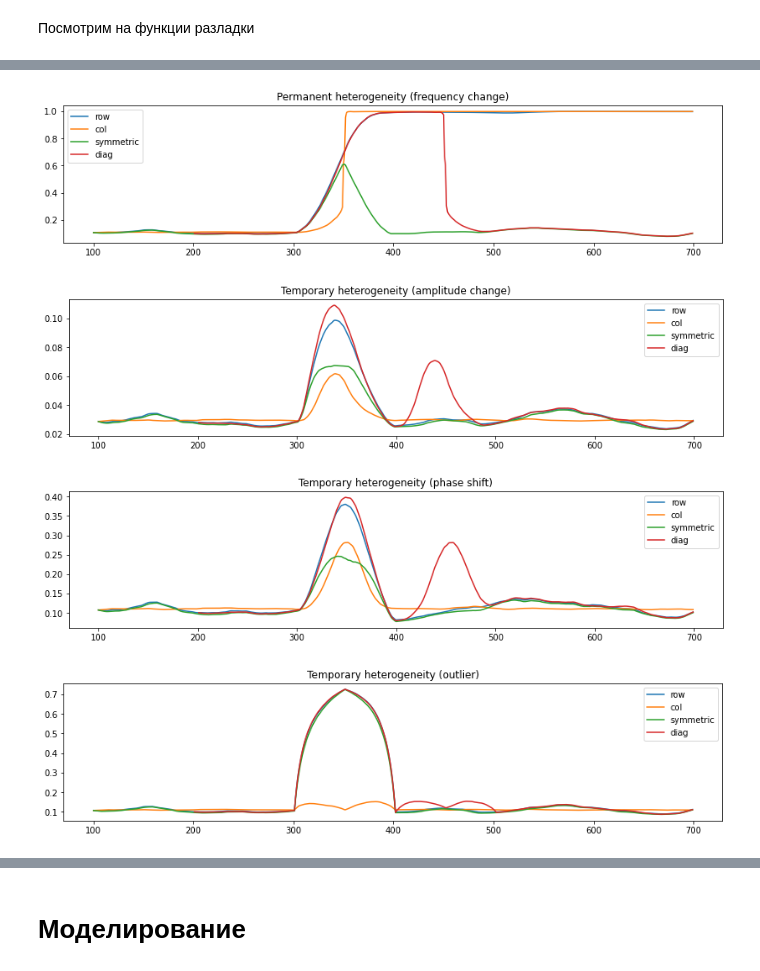
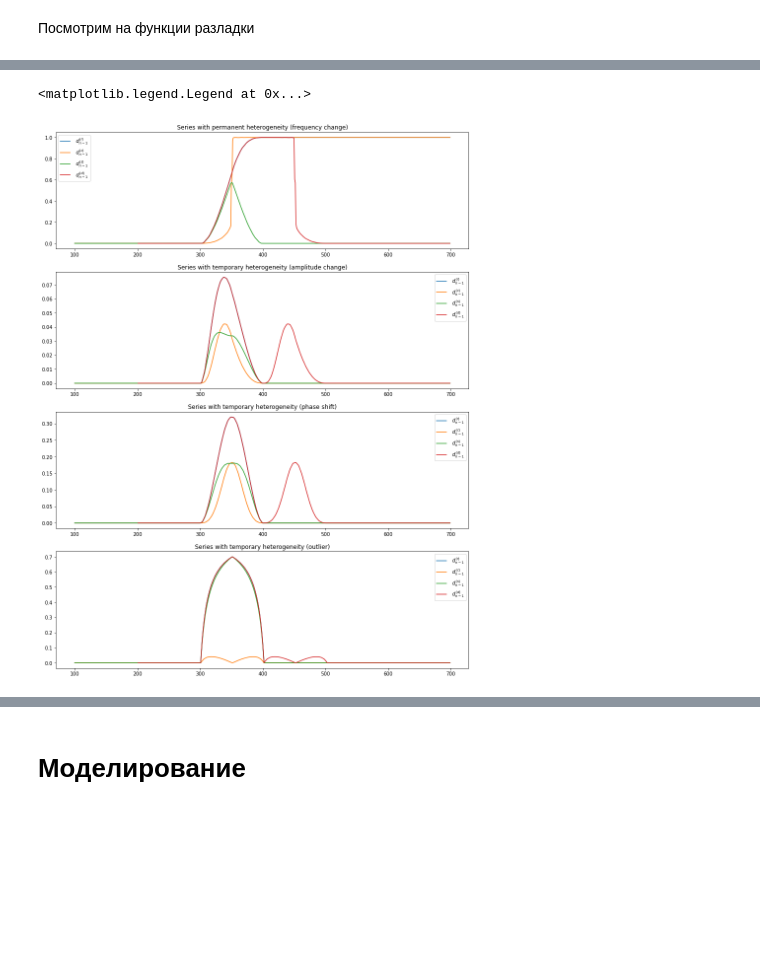
Before and after one commit to Loulaan/researchWork, a Jupyter notebook: heterFuncTest.ipynb, the cells around one changed output, grey strips where cells are left out. Drawn from its saved outputs; the diff is of its cells as text; code cells hidden in the pictures; blank space fills up the shorter version.

```diff
--- a/heterFuncTest.ipynb
+++ b/heterFuncTest.ipynb
@@ -148,10 +168,35 @@ hmOutlier.plotHeterFunc('Temporary heterogeneity (outlier)', 14, 3)
-# %%
-hmPermNoise.plotHeterFunc('Permanent heterogeneity (frequency change)', 14, 3)
-hmTempNoise.plotHeterFunc('Temporary heterogeneity (amplitude change)', 14, 3)
-hmShiftedNoise.plotHeterFunc('Temporary heterogeneity (phase shift)', 14, 3)
-hmOutlierNoise.plotHeterFunc('Temporary heterogeneity (outlier)', 14, 3)
-# %% [output]
-[figure, removed]
-[figure, removed]
-[figure, removed]
-[figure, removed]
+# %%
+fig, (ax1, ax2, ax3, ax4) = plt.subplots(4,1, figsize=(15, 20))
+
+ax1.set_title('Series with permanent heterogeneity (frequency change)')
+ax1.plot(np.arange(hmPerm.T, hmPerm.N), hmPerm.getRow(0), label=r' $d_{n-1}^{(r)} $')
+ax1.plot(np.arange(hmPerm.B, hmPerm.N), hmPerm.getCol(0), label=r' $d_{n-1}^{(c)} $')
+ax1.plot(np.arange(hmPerm.T, hmPerm.N), hmPerm.getSym(), label=r' $d_{n-1}^{(s)} $')  # hmPerm.T - seems to be wrong.
+ax1.plot(np.arange(hmPerm.B + hmPerm.T + 1, hmPerm.N), hmPerm.getDiag(), label=r' $d_{n-1}^{(d)} $')
+ax1.legend()
+
+ax2.set_title("Series with temporary heterogeneity (amplitude change)")
+ax2.plot(np.arange(hmTemp.T, hmTemp.N), hmTemp.getRow(0), label=r' $d_{n-1}^{(r)} $')
+ax2.plot(np.arange(hmTemp.B, hmTemp.N), hmTemp.getCol(0), label=r' $d_{n-1}^{(c)} $')
+ax2.plot(np.arange(hmTemp.T, hmTemp.N), hmTemp.getSym(), label=r' $d_{n-1}^{(s)} $')  # hmTemp.T - seems to be wrong.
+ax2.plot(np.arange(hmTemp.B + hmTemp.T + 1, hmTemp.N), hmTemp.getDiag(), label=r' $d_{n-1}^{(d)} $')
+ax2.legend()
+
+ax3.set_title("Series with temporary heterogeneity (phase shift)")
+ax3.plot(np.arange(hmShifted.T, hmShifted.N), hmShifted.getRow(0), label=r' $d_{n-1}^{(r)} $')
+ax3.plot(np.arange(hmShifted.B, hmShifted.N), hmShifted.getCol(0), label=r' $d_{n-1}^{(c)} $')
+ax3.plot(np.arange(hmShifted.T, hmShifted.N), hmShifted.getSym(), label=r' $d_{n-1}^{(s)} $')  # hmShifted.T - seems to be wrong.
+ax3.plot(np.arange(hmShifted.B + hmShifted.T + 1, hmShifted.N), hmShifted.getDiag(), label=r' $d_{n-1}^{(d)} $')
+ax3.legend()
+
+ax4.set_title("Series with temporary heterogeneity (outlier)");
+ax4.plot(np.arange(hmOutlier.T, hmOutlier.N), hmOutlier.getRow(0), label=r' $d_{n-1}^{(r)} $')
+ax4.plot(np.arange(hmOutlier.B, hmOutlier.N), hmOutlier.getCol(0), label=r' $d_{n-1}^{(c)} $')
+ax4.plot(np.arange(hmOutlier.T, hmOutlier.N), hmOutlier.getSym(), label=r' $d_{n-1}^{(s)} $')  # hmOutlier.T - seems to be wrong.
+ax4.plot(np.arange(hmOutlier.B + hmOutlier.T + 1, hmOutlier.N), hmOutlier.getDiag(), label=r' $d_{n-1}^{(d)} $')
+ax4.legend()
+
+# plt.savefig('report/tex/images/detectionTests.png')
+# %% [output]
+<matplotlib.legend.Legend at 0x...>
+[figure, added]
```
Also changed, not shown: parts of 24 cells of this notebook, 36 other files.
